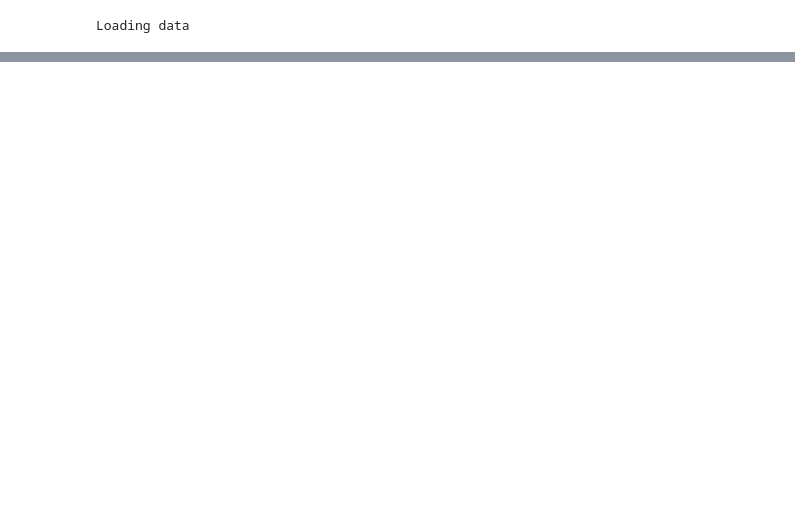
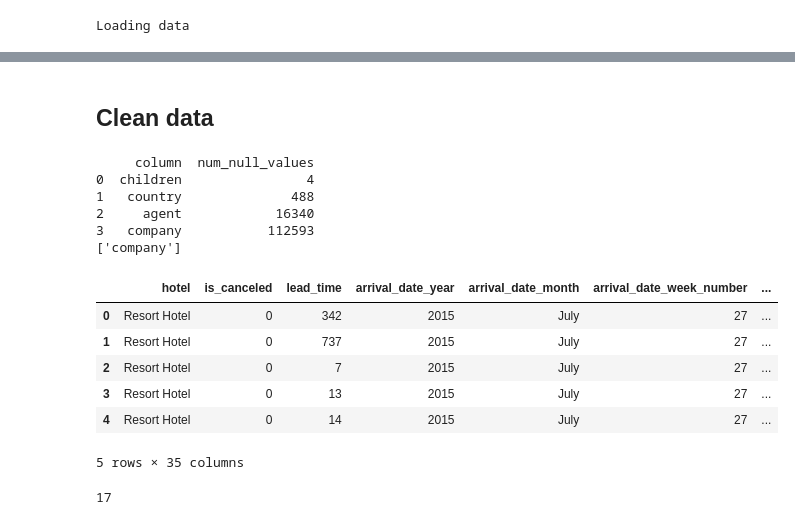
Before and after one commit to lilianabs/predict-hotel-reserv-cancelation-zenml, a Jupyter notebook: notebooks/ml_pipeline_prototype.ipynb, the cells around one changed output, grey strips where cells are left out. Cells and saved outputs as stored; diff of their text form; code cells hidden in the pictures; blank space fills up the shorter version.

```diff
--- a/notebooks/ml_pipeline_prototype.ipynb
+++ b/notebooks/ml_pipeline_prototype.ipynb
@@ -29,0 +41,2 @@ data = data.drop(features_to_drop, axis=1)
+# %% [markdown]
+## Clean data
@@ -29,0 +45,31 @@ data = data.drop(features_to_drop, axis=1)
+# %%
+# Fill missing values
+null_value_stats = data.isnull().sum(axis=0)
+null_values_columns = null_value_stats[null_value_stats != 0].to_frame().reset_index().rename(columns={0: 'num_null_values',
+                                                                                               'index': 'column'})
+print(null_values_columns)
+
+data_size = len(df)
+num_null_allowed = int(data_size * 0.6)
+columns_to_remove = null_values_columns[null_values_columns.num_null_values > num_null_allowed].column.to_list()
+print(columns_to_remove)
+# %% [output]
+     column  num_null_values
+0  children                4
+1   country              488
+2     agent            16340
+3   company           112593
+['company']
+# %%
+for col in columns_to_remove:
+    data = data.drop(col, axis=1)
+# %%
+data.head()
+# %% [output]
+|  | hotel | is_canceled | lead_time | arrival_date_year | arrival_date_month | arrival_date_week_number | ... |
+| 0 | Resort Hotel | 0 | 342 | 2015 | July | 27 | ... |
+| 1 | Resort Hotel | 0 | 737 | 2015 | July | 27 | ... |
+| 2 | Resort Hotel | 0 | 7 | 2015 | July | 27 | ... |
+| 3 | Resort Hotel | 0 | 13 | 2015 | July | 27 | ... |
+| 4 | Resort Hotel | 0 | 14 | 2015 | July | 27 | ... |
+5 rows × 35 columns
@@ -46,8 +98,25 @@ def extract_date(data, col):
 for feature in features_to_extract_date:
     data = extract_date(data, feature)
 # %%
-features_to_onehot_encode = ['hotel', 'arrival_date_month', 'meal', 'deposit_type', 'customer_type', 'reservation_status']
+cat_features = ['hotel',
+ 'arrival_date_month',
+ 'meal',
+ 'country',
+ 'market_segment',
+ 'distribution_channel',
+ 'is_repeated_guest',
+ 'reserved_room_type',
+ 'assigned_room_type',
+ 'deposit_type',
+ 'agent',
+ 'customer_type',
+ 'reservation_status',
+ 'name',
+ 'email',
+ 'phone-number',
+ 'credit_card',
+]
 
-features_to_count_encode = ['country', 'market_segment', 'distribution_channel', 'reserved_room_type', 'assigned_room_type']
-
-features_to_impute = ['children', 'agent']
+print(len(cat_features))
+# %% [output]
+17
```
Also changed, not shown: parts of 25 cells of this notebook, 1 other file.
